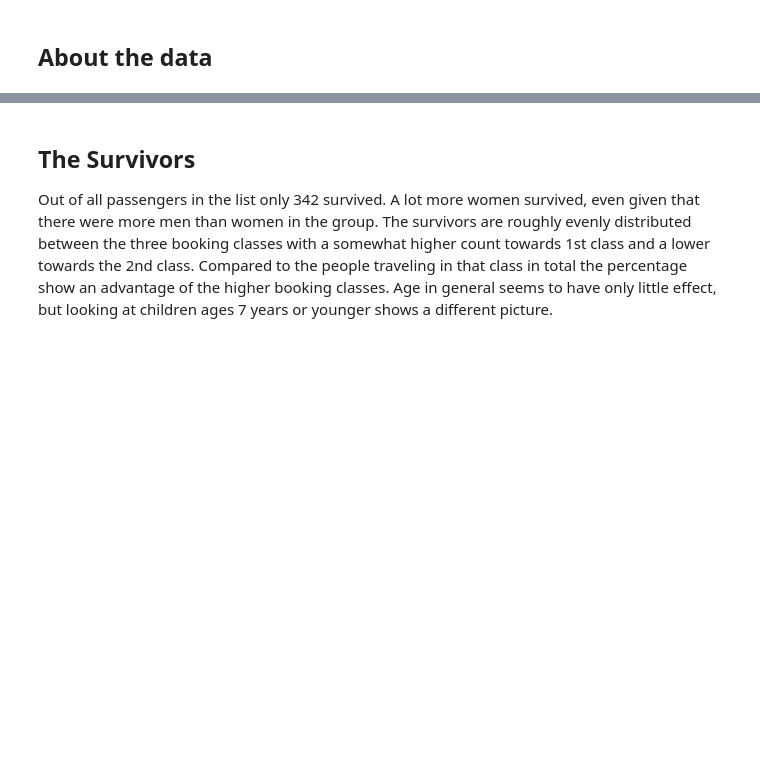
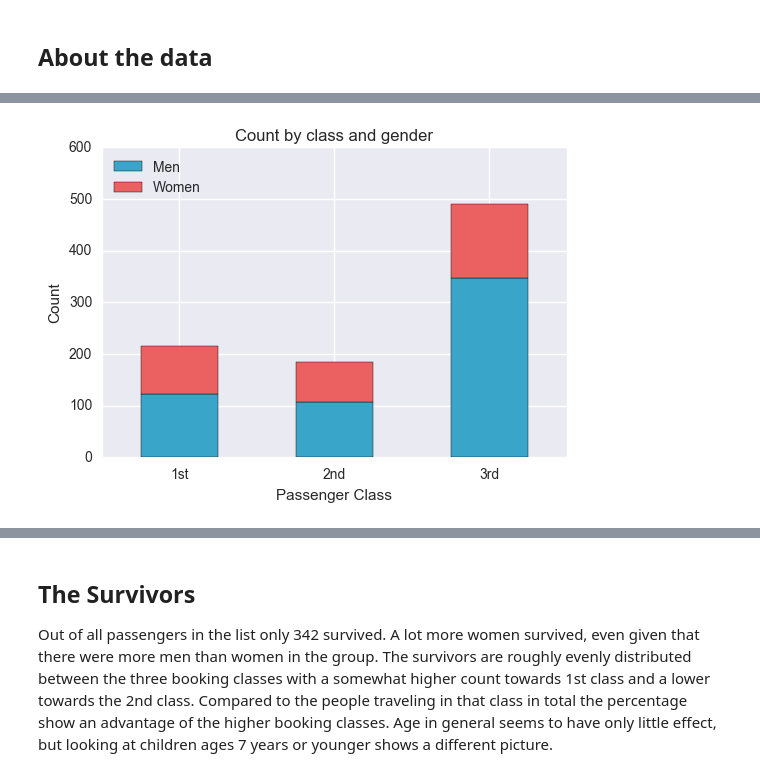
Before and after one commit to eliujulian/titanic, a Jupyter notebook: titanic.ipynb, the cells around one changed output, grey strips where cells are left out. Saved outputs shown, nothing was run; the diff lists cells and outputs as text; code cells hidden in the pictures; blank space fills up the shorter version.

```diff
--- a/titanic.ipynb
+++ b/titanic.ipynb
@@ -215,0 +71,9 @@ Count: 355 Max: 74 Mean: 25.1 Std.Dev.: 12.5
+# %%
+# Survived
+
+# Data is provided for all passengers either as 0: did not survive or 1: did survive. No other values where found.
+print(Counter(df['Survived']))
+
+# Converted column into bool: 0: False and 1: True
+df['Survived'] = df['Survived'] == 1
+print(Counter(df['Survived']))
@@ -215,0 +168,9 @@ Count: 355 Max: 74 Mean: 25.1 Std.Dev.: 12.5
+# %%
+df['IndividualTicket'] = df['Ticket'].isin([k for k, v in Counter(df['Ticket']).items() if v == 1])
+
+print('Count not unique ticket holder:', df['IndividualTicket'].value_counts()[False])
+print('Count unique ticket holder:',   df['IndividualTicket'].value_counts()[True])
+print("")
+print("Only for passengers traveling without relatives:")
+print('Count not unique ticket holder:', df.where(df['Relatives'] == 0)['IndividualTicket'].value_counts()[False])
+print('Count unique ticket holder:', df.where(df['Relatives'] == 0)['IndividualTicket'].value_counts()[True])
@@ -215,0 +270,27 @@ Count: 355 Max: 74 Mean: 25.1 Std.Dev.: 12.5
+# %%
+%matplotlib inline
+
+def count_by_class_and_gender(c, g):
+    """
+    returns number if passenger if class and gender is specified.
+    """
+    subset = df.where(df['Pclass'] == c).dropna(subset=['Pclass'])
+    return subset['Sex'].value_counts()[g]
+
+menCount = [count_by_class_and_gender(c, 'male') for c in [1, 2, 3]]
+womenCount = [count_by_class_and_gender(c, 'female') for c in [1, 2, 3]]
+width = 0.5
+
+p1 = plt.bar([0.5, 1.5, 2.5], menCount, width, color='#38A5C9')
+p2 = plt.bar([0.5, 1.5, 2.5], womenCount, width, color='#EB6060',
+             bottom=menCount)
+
+plt.ylabel('Count')
+plt.xlabel('Passenger Class')
+plt.title('Count by class and gender')
+plt.xticks((.25, 0.75, 1.75, 2.75, 3.25), ('', '1st', '2nd', '3rd'))
+plt.yticks(np.arange(0, 650, 100))
+plt.legend((p1[0], p2[0]), ('Men', 'Women'), loc="upper left")
+plt.show()
+# %% [output]
+[figure, added]
```
Also changed, not shown: parts of 129 cells of this notebook.
